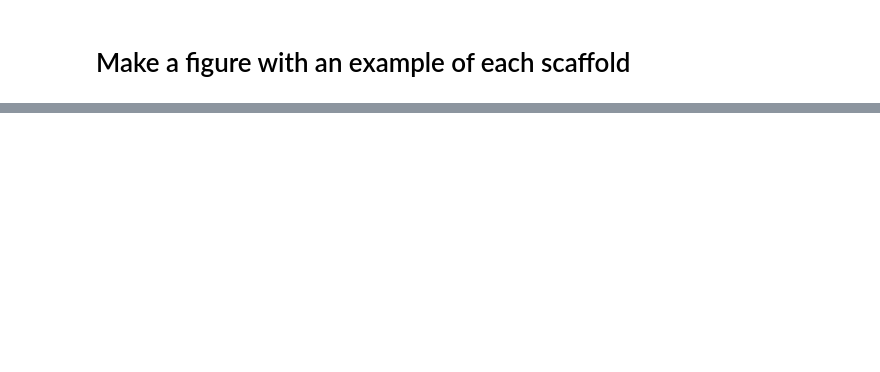
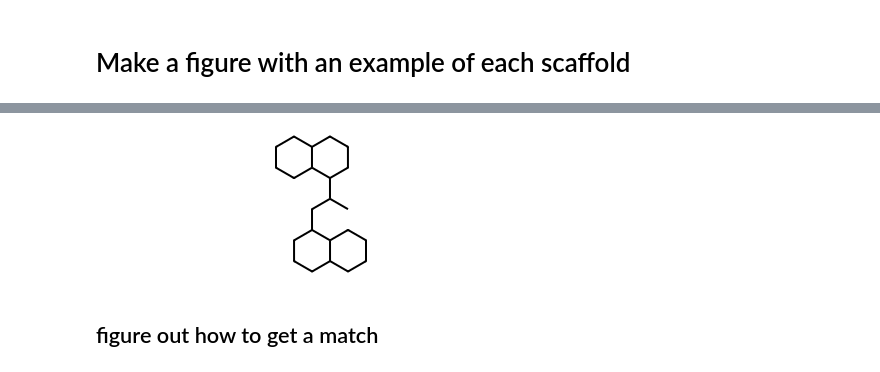
Before and after one commit to choderalab/sars-cov-2-retro-paper-asap, a Jupyter notebook: plotting/20250811_write_scaffold_figures.ipynb, the cells around one changed output, grey strips where cells are left out. Cells and saved outputs as stored; diff of their text form; code cells hidden in the pictures; blank space fills up the shorter version.

```diff
--- a/plotting/20250811_write_scaffold_figures.ipynb
+++ b/plotting/20250811_write_scaffold_figures.ipynb
@@ -149,0 +195,2 @@ df
+# %%
+s1 = scaffold_list[0]
@@ -149,0 +206,6 @@ df
+# %%
+s1_mol
+# %% [output]
+[figure, added]
+# %% [markdown]
+## figure out how to get a match
```
Also changed, not shown: parts of 31 cells of this notebook, 8 other files.
